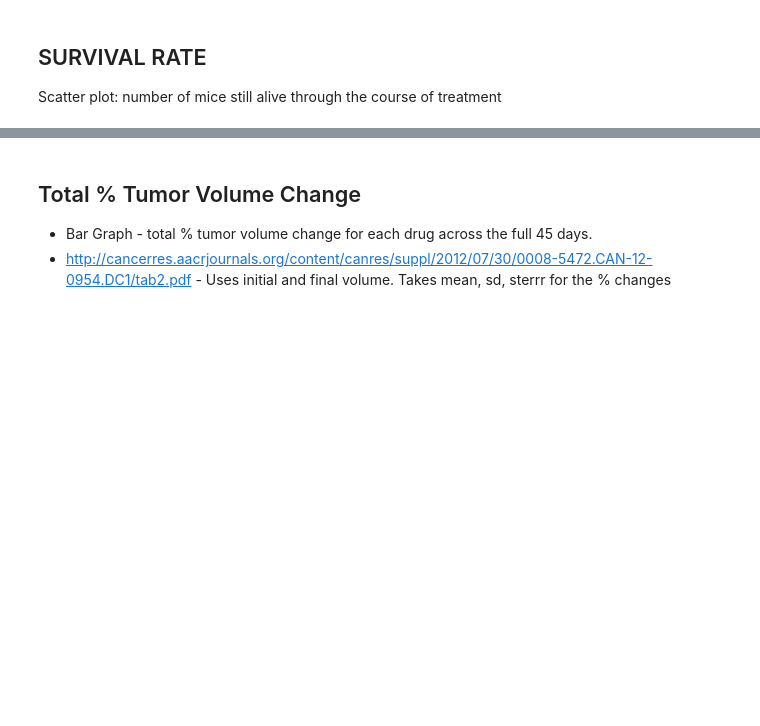
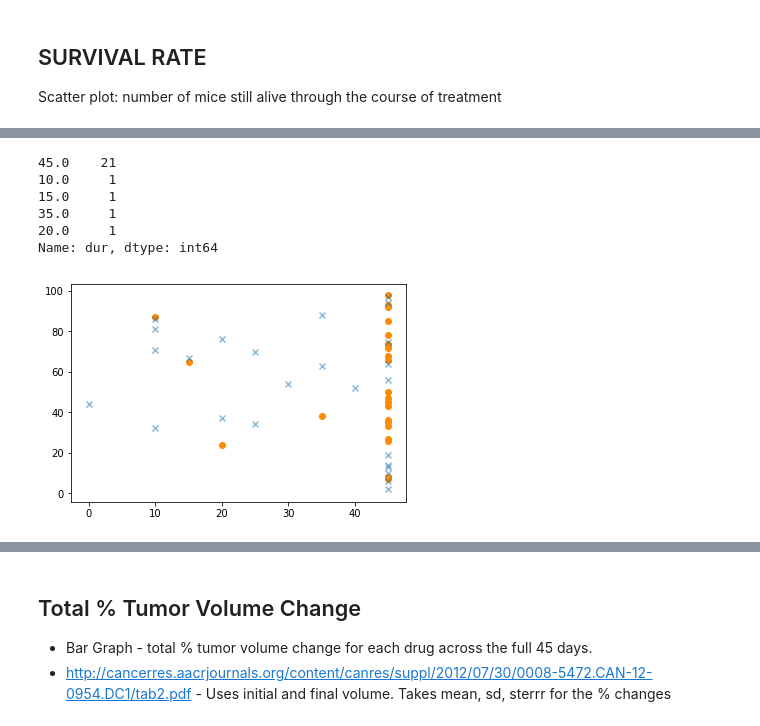
Before and after one commit to jenshurley/hw5, a Jupyter notebook: PYDRUG_FINAL.ipynb, the cells around one changed output, grey strips where cells are left out. Saved outputs shown, nothing was run; the diff lists cells and outputs as text; code cells hidden in the pictures; blank space fills up the shorter version.

Commit message:
finished survival plots

```diff
--- a/PYDRUG_FINAL.ipynb
+++ b/PYDRUG_FINAL.ipynb
@@ -109,6 +105,0 @@ subjects_time = subjects['Timepoint']
-# %%
-## Need the columns for observed and duration
-# for x if data_drugs.query('Timepoint == 45'). groupby mice? aggregate? sum observed?
-#right. we don't want this on data_drugs. need to just make a new df like for the bar graph
-data_drugs['observed'] = np.where(data_drugs['Timepoint'] == 45, '1', '0')
-#########?
@@ -140,0 +106,17 @@ plt.title("Lifespans of mice on different drugs");
+# %%
+srdf = data_drugs.copy()
+srdf = srdf.drop('mets', axis=1)
+srdf = srdf.drop('tumor_vol', axis=1)
+
+srdf['observed'] = np.where(srdf['Timepoint'] == 45, 1 , 0)
+#wth is wrong with this when 1 and 0 are switched
+
+duration = subjects.Timepoint.last() - subjects.Timepoint.first()
+
+sr = srdf.groupby('mouse_id')['observed'].sum().astype(float)
+sr = sr.to_frame()
+sr = sr.round(1)
+
+sr['dur'] = duration.astype(float)
+
+sr.head()
@@ -140,0 +131,7 @@ plt.title("Lifespans of mice on different drugs");
+# %%
+drugsdf = drugsdf.rename(columns={'Mouse ID': 'mouse_id'})
+sr = sr.reset_index()
+drugsdf = drugsdf.sort_values('mouse_id')
+sr_drug = pd.merge(drugsdf, sr, on='mouse_id')
+
+sr_drug.head()
@@ -140,0 +145,20 @@ plt.title("Lifespans of mice on different drugs");
+# %%
+capo = sr_drug[sr_drug.Drug == "Capomulin"]
+infu = sr_drug[sr_drug.Drug == "Infubinol"]
+keta = sr_drug[sr_drug.Drug == "Ketapril"]
+plac = sr_drug[sr_drug.Drug == "Placebo"]
+#n = 25 for each group
+# %%
+capo.dur.value_counts()
+# %% [output]
+45.0    21
+10.0     1
+15.0     1
+35.0     1
+20.0     1
+Name: dur, dtype: int64
+# %%
+plt.scatter(capo.dur, capo.index, marker='o', color='darkorange')
+plt.scatter(plac.dur, plac.index, marker='x',  alpha = 0.5);
+# %% [output]
+[figure, added]
```
Also changed, not shown: parts of 26 cells of this notebook.
